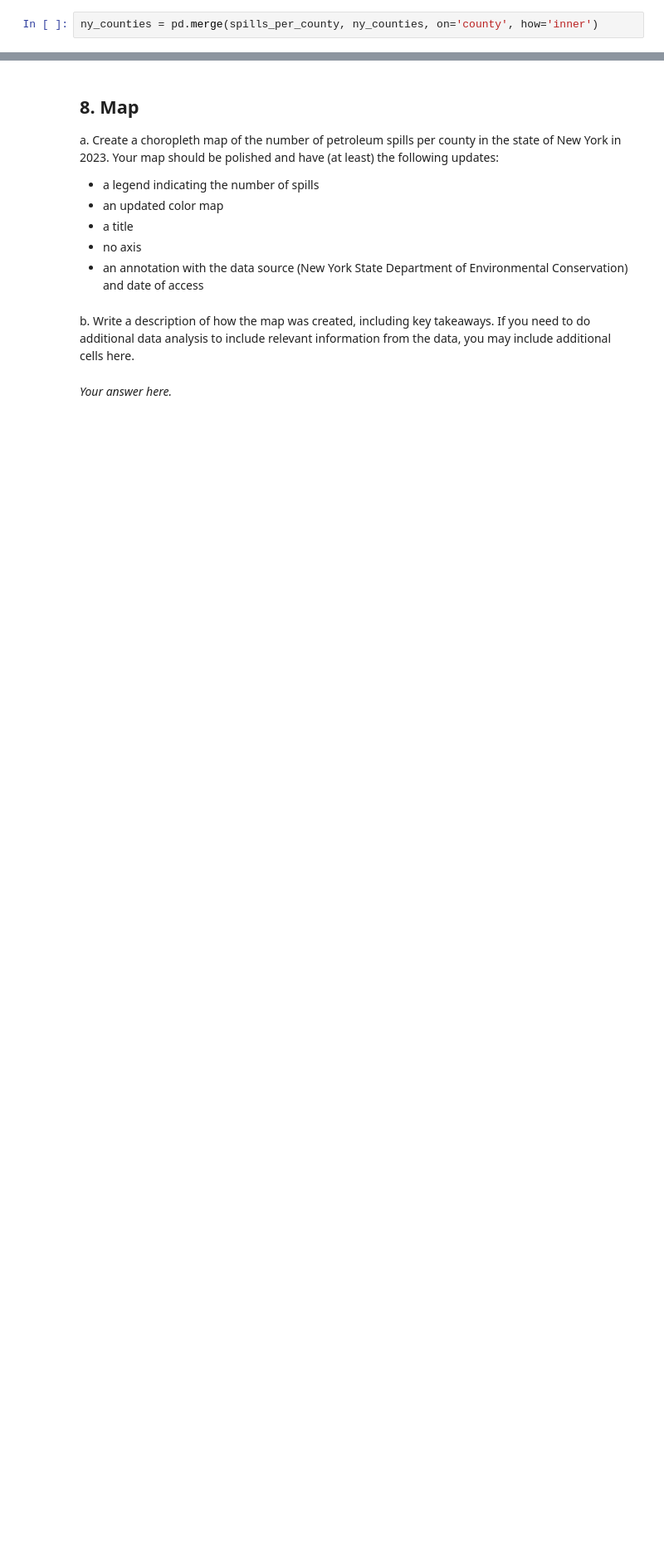
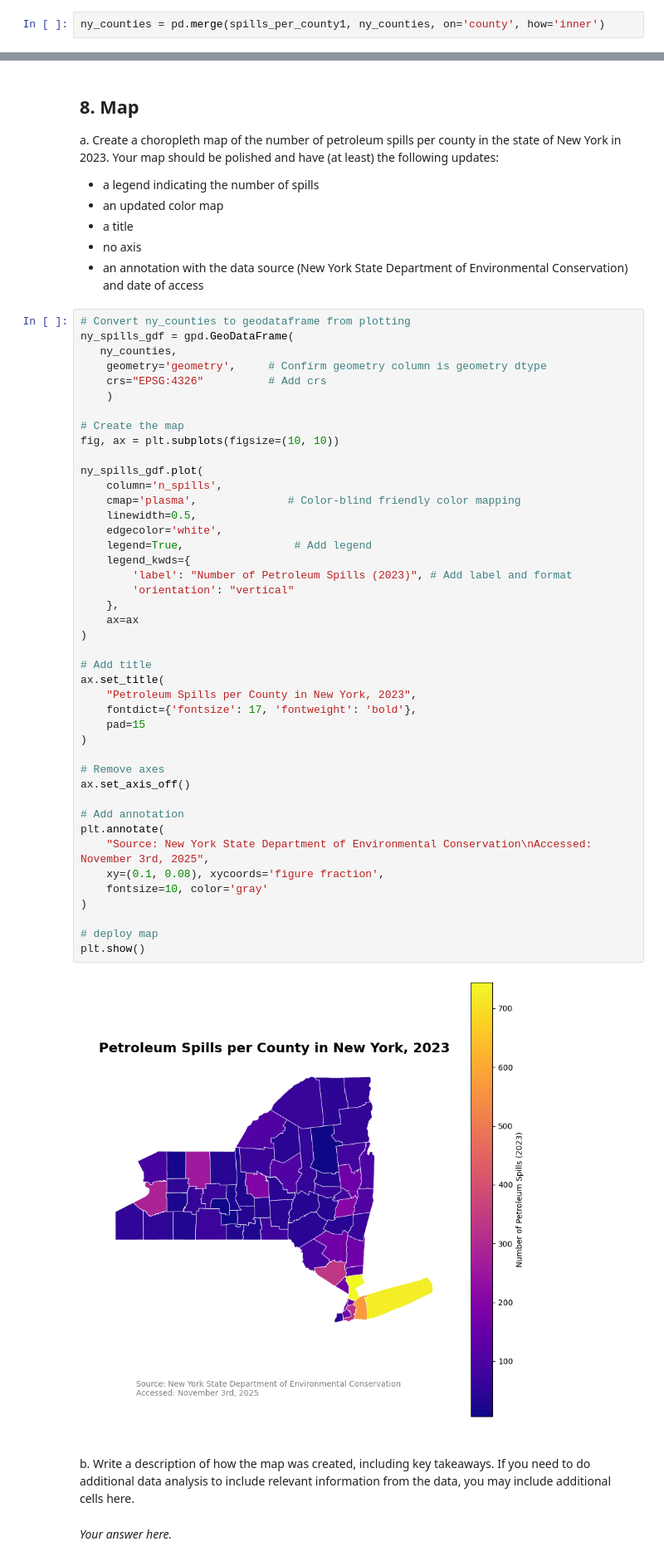
Before and after one commit to lucianbluescher/Visualizing_Oil_Spills_NYC, a Jupyter notebook: hwk3-task1-spills.ipynb, the cells around one changed output, grey strips where cells are left out. Shown at 83% size. Cells and saved outputs as stored; diff of their text form; blank space fills up the shorter version.

Commit message:
finalize graph

```diff
--- a/hwk3-task1-spills.ipynb
+++ b/hwk3-task1-spills.ipynb
@@ -514,7 +524,7 @@ ny_counties = ny_counties.rename(columns={'name': 'county'})
 # %% [markdown]
 b. Over-write `ny_counties` as the  inner join of the `spills_per_county` and `ny_counties` dataframes.
 # %%
-ny_counties = pd.merge(spills_per_county, ny_counties, on='county', how='inner')
+ny_counties = pd.merge(spills_per_county1, ny_counties, on='county', how='inner')
 # %% [markdown]
 
 From our previous exploration we know that Tuscarora Indian Reservation will not be in the join. Tuscarora Indian Reservation is located within Niagara county.
@@ -542,6 +549,51 @@ Your map should be polished and have (at least) the following updates:
 - a title
 - no axis
 - an annotation with the data source (New York State Department of Environmental Conservation) and date of access
+# %%
+# Convert ny_counties to geodataframe from plotting
+ny_spills_gdf = gpd.GeoDataFrame(
+   ny_counties,
+    geometry='geometry',     # Confirm geometry column is geometry dtype
+    crs="EPSG:4326"          # Add crs
+    )
+
+# Create the map
+fig, ax = plt.subplots(figsize=(10, 10))
+
+ny_spills_gdf.plot(
+    column='n_spills',
+    cmap='plasma',              # Color-blind friendly color mapping
+    linewidth=0.5,
+    edgecolor='white',
+    legend=True,                 # Add legend
+    legend_kwds={
+        'label': "Number of Petroleum Spills (2023)", # Add label and format
+        'orientation': "vertical"
+    },
+    ax=ax
+)
+
+# Add title
+ax.set_title(
+    "Petroleum Spills per County in New York, 2023",
+    fontdict={'fontsize': 17, 'fontweight': 'bold'},
+    pad=15
+)
+
+# Remove axes
+ax.set_axis_off()
+
+# Add annotation
+plt.annotate(
+    "Source: New York State Department of Environmental Conservation\nAccessed: November 3rd, 2025",
+    xy=(0.1, 0.08), xycoords='figure fraction',
+    fontsize=10, color='gray'
+)
+
+# deploy map
+plt.show()
+# %% [output]
+[figure, added]
 # %% [markdown]
 b. Write a description of how the map was created, including key takeaways. If you need to do additional data analysis to include relevant information from the data, you may include additional cells here.
 # %% [markdown]
```
Also changed, not shown: parts of 15 cells of this notebook.
